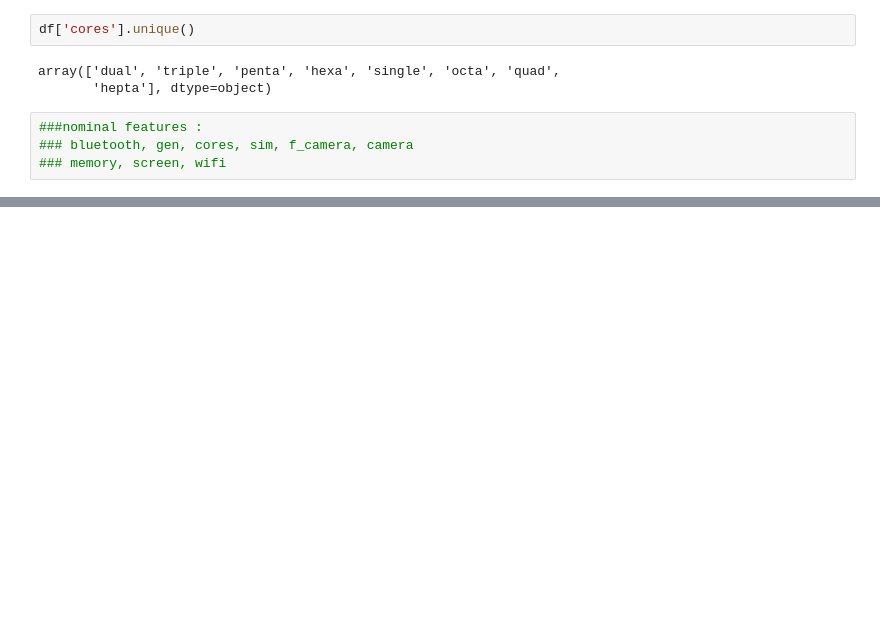
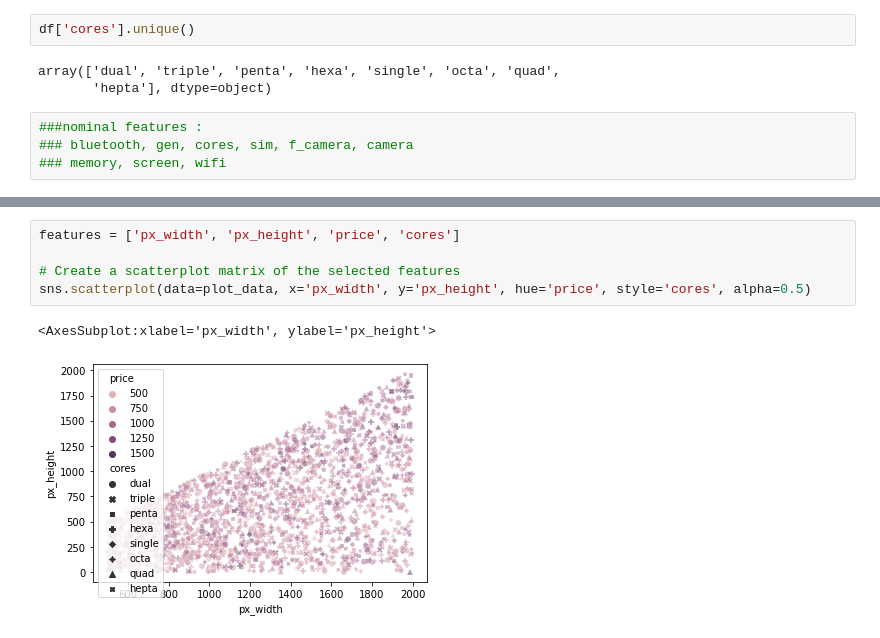
Before and after one commit to yuvalBerghaus/Data_Analysis, a Jupyter notebook: Task3/Task_3.ipynb, the cells around one changed output, grey strips where cells are left out. Drawn from its saved outputs; the diff is of its cells as text; blank space fills up the shorter version.

```diff
--- a/Task3/Task_3.ipynb
+++ b/Task3/Task_3.ipynb
@@ -119,0 +129,8 @@ plt.show()
+# %%
+features = ['px_width', 'px_height', 'price', 'cores']
+
+# Create a scatterplot matrix of the selected features
+sns.scatterplot(data=plot_data, x='px_width', y='px_height', hue='price', style='cores', alpha=0.5)
+# %% [output]
+<AxesSubplot:xlabel='px_width', ylabel='px_height'>
+[figure, added]
```
Also changed, not shown: parts of 13 cells of this notebook.
